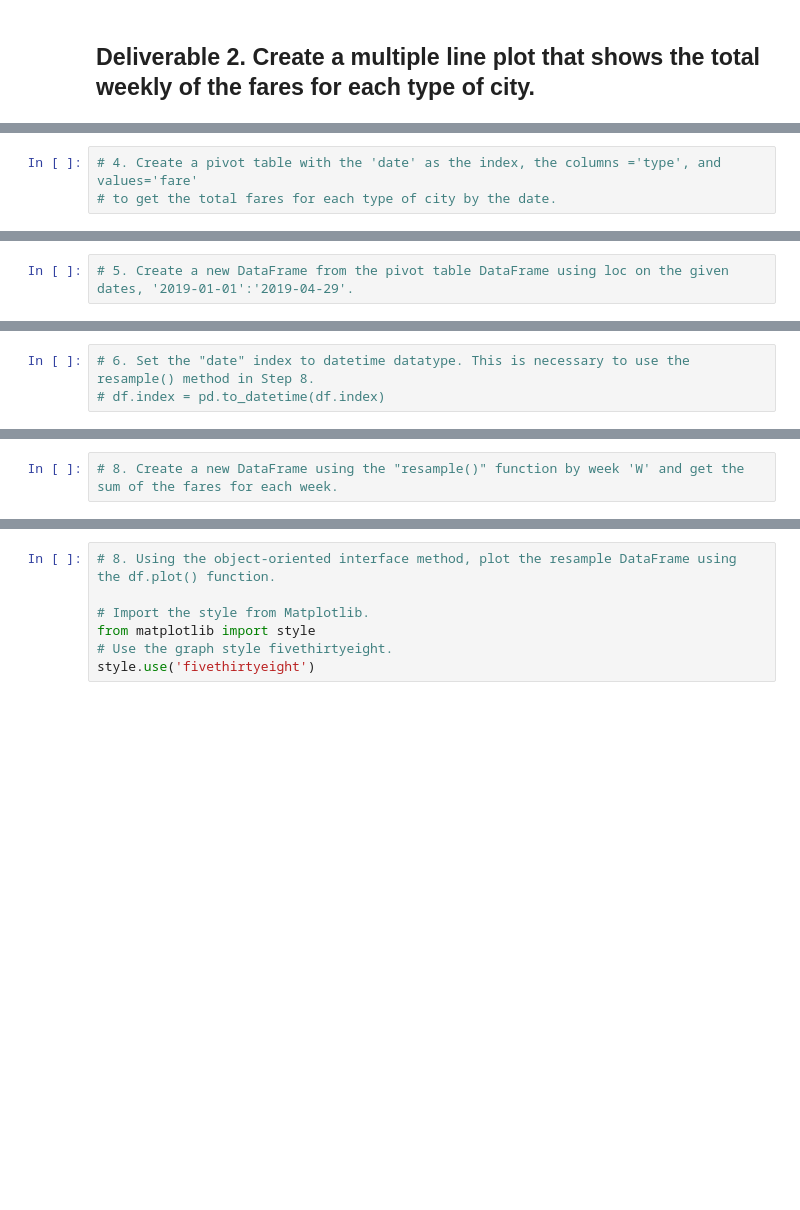
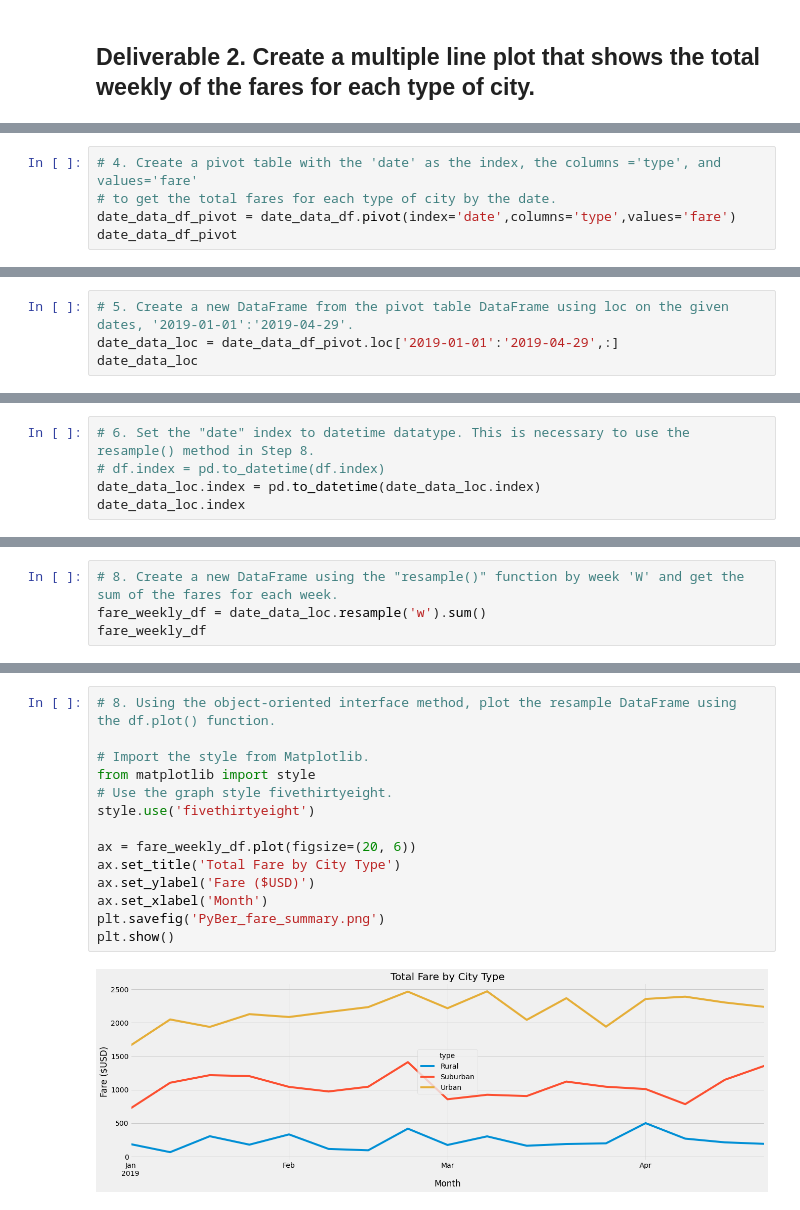
Before and after one commit to Onejledonlala/PyBer_Analysis, a Jupyter notebook: PyBer_Challenge.ipynb, the cells around one changed output, grey strips where cells are left out. Cells and saved outputs as stored; diff of their text form; blank space fills up the shorter version.

```diff
--- a/PyBer_Challenge.ipynb
+++ b/PyBer_Challenge.ipynb
@@ -85,3 +181,5 @@ pyber_summary_df
 # %%
 # 4. Create a pivot table with the 'date' as the index, the columns ='type', and values='fare'
 # to get the total fares for each type of city by the date.
+date_data_df_pivot = date_data_df.pivot(index='date',columns='type',values='fare')
+date_data_df_pivot
@@ -88,2 +201,4 @@ pyber_summary_df
 # %%
 # 5. Create a new DataFrame from the pivot table DataFrame using loc on the given dates, '2019-01-01':'2019-04-29'.
+date_data_loc = date_data_df_pivot.loc['2019-01-01':'2019-04-29',:]
+date_data_loc
@@ -90,3 +220,5 @@ pyber_summary_df
 # %%
 # 6. Set the "date" index to datetime datatype. This is necessary to use the resample() method in Step 8.
 # df.index = pd.to_datetime(df.index)
+date_data_loc.index = pd.to_datetime(date_data_loc.index)
+date_data_loc.index
@@ -95,2 +252,4 @@ pyber_summary_df
 # %%
 # 8. Create a new DataFrame using the "resample()" function by week 'W' and get the sum of the fares for each week.
+fare_weekly_df = date_data_loc.resample('w').sum()
+fare_weekly_df
@@ -97,7 +276,16 @@ pyber_summary_df
 # %%
 # 8. Using the object-oriented interface method, plot the resample DataFrame using the df.plot() function.
 
 # Import the style from Matplotlib.
 from matplotlib import style
 # Use the graph style fivethirtyeight.
 style.use('fivethirtyeight')
+
+ax = fare_weekly_df.plot(figsize=(20, 6))
+ax.set_title('Total Fare by City Type')
+ax.set_ylabel('Fare ($USD)')
+ax.set_xlabel('Month')
+plt.savefig('PyBer_fare_summary.png')
+plt.show()
+# %% [output]
+[figure, added]
```
Also changed, not shown: parts of 16 cells of this notebook, 5 other files.
